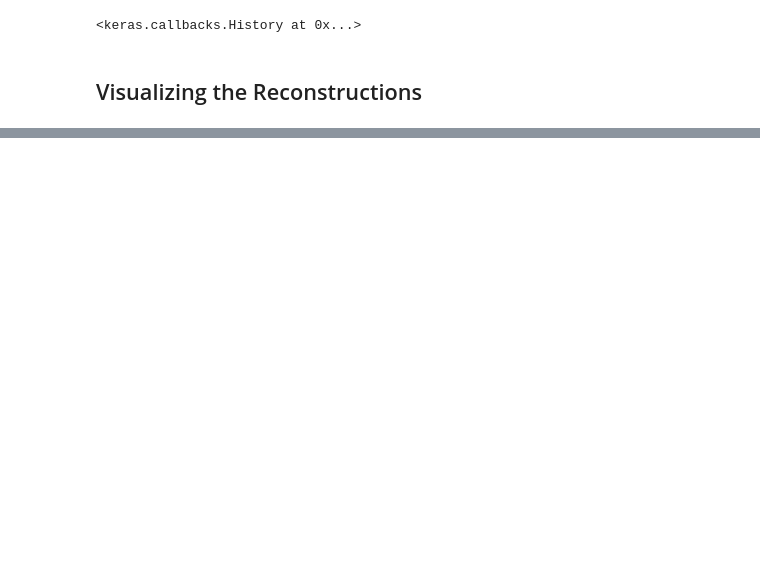
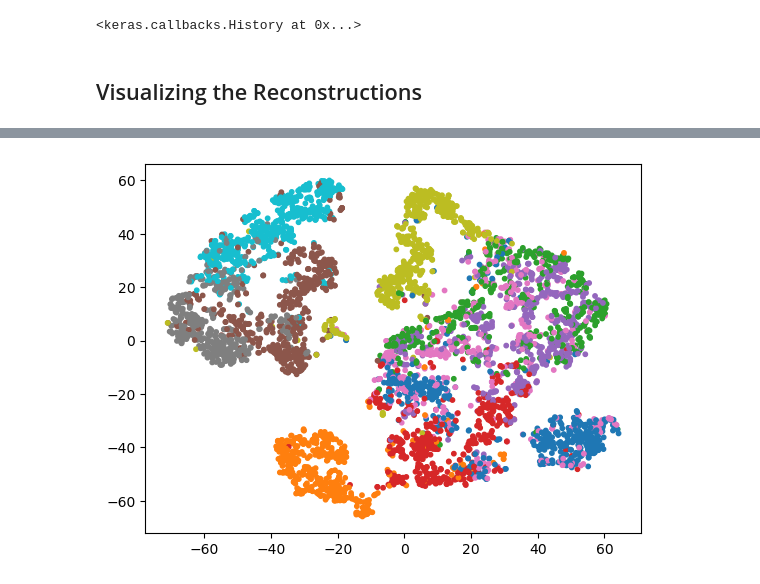
Before and after one commit to tandao0909/hands-on-with-DS, a Jupyter notebook: Chapter 17/generate.ipynb, the cells around one changed output, grey strips where cells are left out. Cells and saved outputs as stored; diff of their text form; code cells hidden in the pictures; blank space fills up the shorter version.

Commit message:
Complete Visualizing the Fashion MNIST Dataset chapter 17

```diff
--- a/Chapter 17/generate.ipynb
+++ b/Chapter 17/generate.ipynb
@@ -115,0 +118,6 @@ plot_reconstruction(stacked_ae)
+# %%
+from sklearn.manifold import TSNE
+
+X_valid_compressed = encoder.predict(X_valid)
+tsne = TSNE(init="pca", learning_rate="auto", random_state=42)
+X_valid_2D = tsne.fit_transform(X_valid_compressed)
@@ -115,0 +126,5 @@ plot_reconstruction(stacked_ae)
+# %%
+plt.scatter(X_valid_2D[:, 0], X_valid_2D[:, 1], c=y_valid, s=10, cmap="tab10")
+plt.show()
+# %% [output]
+[figure, added]
```
Also changed, not shown: parts of 10 cells of this notebook, 1 other file.
